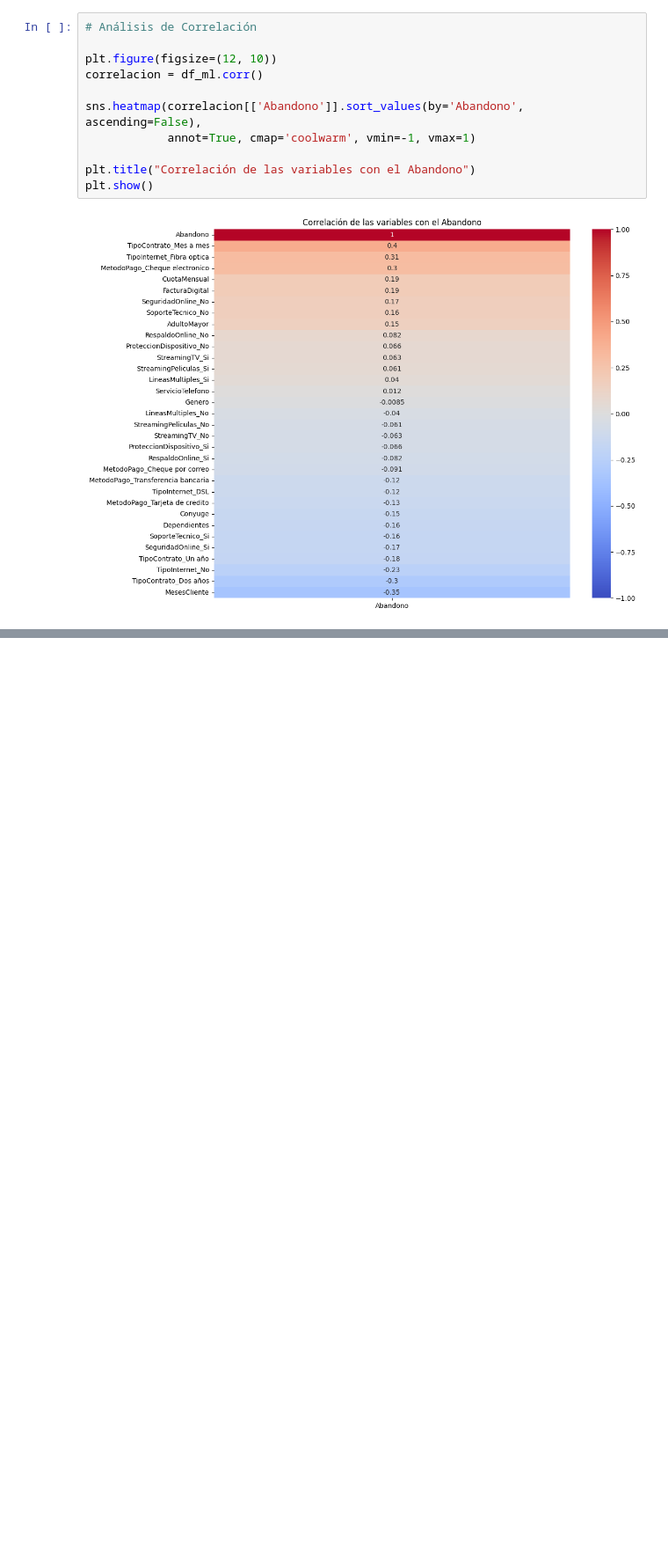
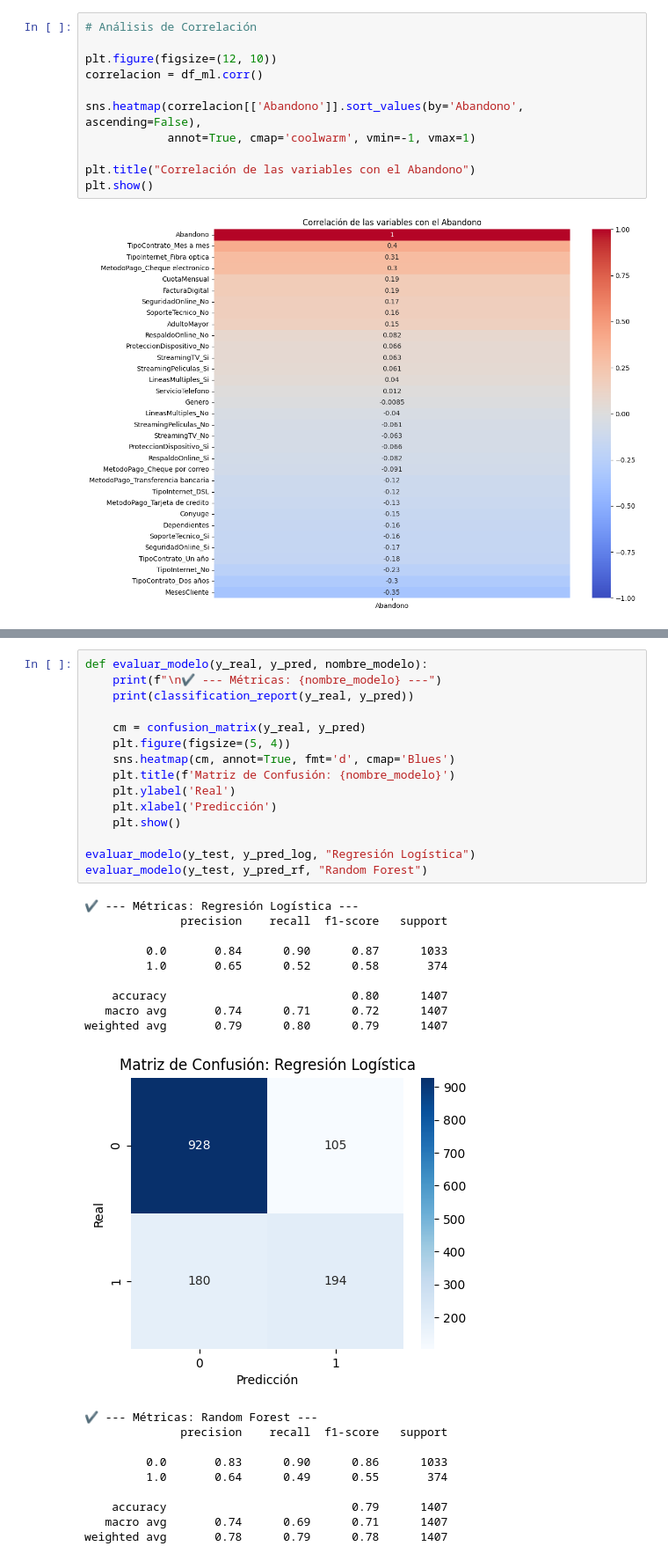
Before and after one commit to PaiGV/Challenge-Alura-Challenge-Telecom-X-2, a Jupyter notebook: Telecom_X_2.ipynb, the cells around one changed output, grey strips where cells are left out. Shown at 88% size. Cells and saved outputs as stored; diff of their text form; blank space fills up the shorter version.

```diff
--- a/Telecom_X_2.ipynb
+++ b/Telecom_X_2.ipynb
@@ -188,0 +235,35 @@ plt.show()
+# %%
+def evaluar_modelo(y_real, y_pred, nombre_modelo):
+    print(f"\n✔ --- Métricas: {nombre_modelo} ---")
+    print(classification_report(y_real, y_pred))
+
+    cm = confusion_matrix(y_real, y_pred)
+    plt.figure(figsize=(5, 4))
+    sns.heatmap(cm, annot=True, fmt='d', cmap='Blues')
+    plt.title(f'Matriz de Confusión: {nombre_modelo}')
+    plt.ylabel('Real')
+    plt.xlabel('Predicción')
+    plt.show()
+
+evaluar_modelo(y_test, y_pred_log, "Regresión Logística")
+evaluar_modelo(y_test, y_pred_rf, "Random Forest")
+# %% [output]
+✔ --- Métricas: Regresión Logística ---
+              precision    recall  f1-score   support
+
+         0.0       0.84      0.90      0.87      1033
+         1.0       0.65      0.52      0.58       374
+
+    accuracy                           0.80      1407
+   macro avg       0.74      0.71      0.72      1407
+weighted avg       0.79      0.80      0.79      1407
+[figure, added]
+✔ --- Métricas: Random Forest ---
+              precision    recall  f1-score   support
+
+         0.0       0.83      0.90      0.86      1033
+         1.0       0.64      0.49      0.55       374
+
+    accuracy                           0.79      1407
+   macro avg       0.74      0.69      0.71      1407
+weighted avg       0.78      0.79      0.78      1407
```
Also changed, not shown: parts of 7 cells of this notebook.
